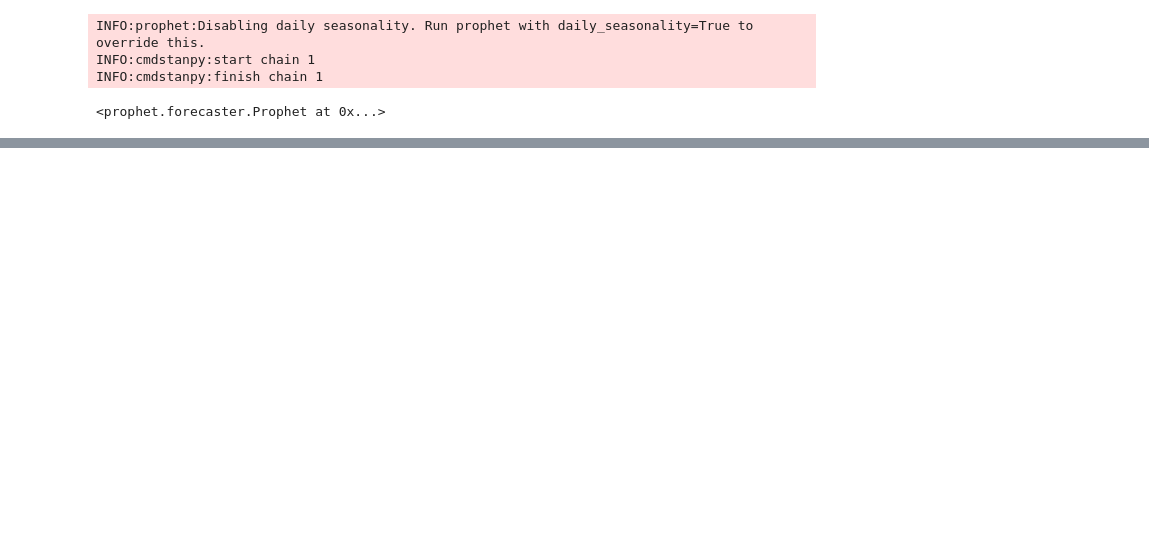
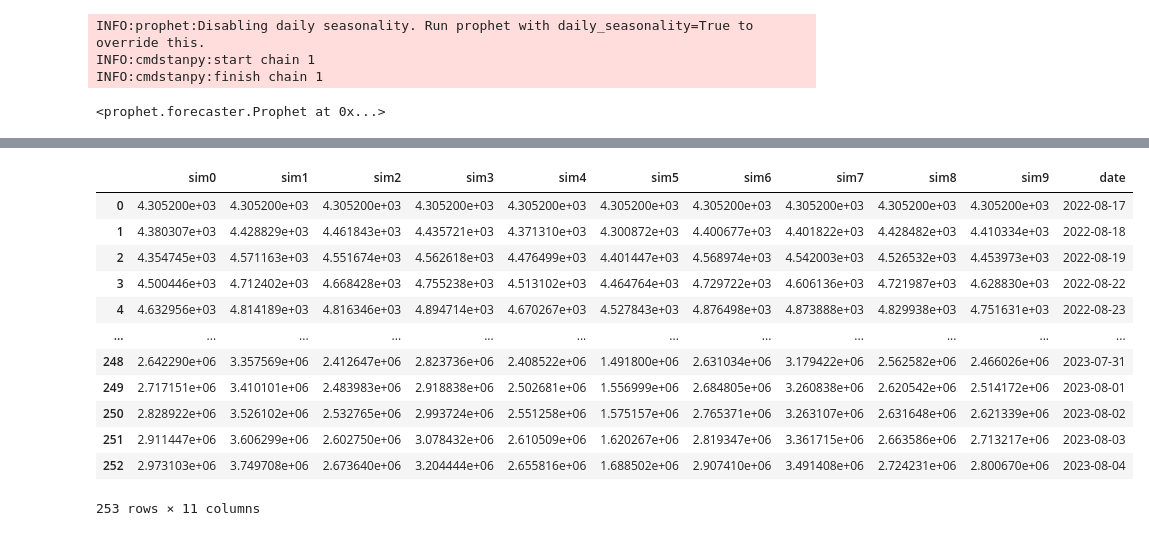
Before and after one commit to rishkosna/prophet_vs_monte, a Jupyter notebook: prophet_predictor.ipynb, the cells around one changed output, grey strips where cells are left out. Drawn from its saved outputs; the diff is of its cells as text; code cells hidden in the pictures; blank space fills up the shorter version.

```diff
--- a/prophet_predictor.ipynb
+++ b/prophet_predictor.ipynb
@@ -359,0 +362,19 @@ fig2.show()
+# %%
+# annual stdev of returns
+stdev_a = log_returns.std() * 252 ** 0.5
+
+# risk-free rate of return (bonds)
+r = 0.026
+
+# time horizon (years)
+T = 1
+
+# intervals within horizon (trading days)
+t_intervals = 252
+delta_t = t / t_intervals
+# %%
+Z = np.random.standard_normal((t_intervals + 1, iterations))
+S = np.zeros_like(Z)
+S0 = data.iloc[-1]
+S[0] = S0
+S
@@ -359,0 +400,4 @@ fig2.show()
+# %%
+for t in range(1, t_intervals + 1):
+    S[t] = S[t-1] * np.exp((r - 0.5 * stdev ** 2) * delta_t + stdev * delta_t ** 0.5 * Z[t])
+S
@@ -359,0 +418,18 @@ fig2.show()
+# %%
+df2 = pd.DataFrame(S, columns = columns)
+df2['date'] = pd.date_range(start= today, periods=len(df2), freq=BDay())
+df2
+# %% [output]
+|  | sim0 | sim1 | sim2 | sim3 | sim4 | sim5 | sim6 | sim7 | sim8 | sim9 | date |
+| 0 | 4.305200e+03 | 4.305200e+03 | 4.305200e+03 | 4.305200e+03 | 4.305200e+03 | 4.305200e+03 | 4.305200e+03 | 4.305200e+03 | 4.305200e+03 | 4.305200e+03 | 2022-08-17 |
+| 1 | 4.380307e+03 | 4.428829e+03 | 4.461843e+03 | 4.435721e+03 | 4.371310e+03 | 4.300872e+03 | 4.400677e+03 | 4.401822e+03 | 4.428482e+03 | 4.410334e+03 | 2022-08-18 |
+| 2 | 4.354745e+03 | 4.571163e+03 | 4.551674e+03 | 4.562618e+03 | 4.476499e+03 | 4.401447e+03 | 4.568974e+03 | 4.542003e+03 | 4.526532e+03 | 4.453973e+03 | 2022-08-19 |
+| 3 | 4.500446e+03 | 4.712402e+03 | 4.668428e+03 | 4.755238e+03 | 4.513102e+03 | 4.464764e+03 | 4.729722e+03 | 4.606136e+03 | 4.721987e+03 | 4.628830e+03 | 2022-08-22 |
+| 4 | 4.632956e+03 | 4.814189e+03 | 4.816346e+03 | 4.894714e+03 | 4.670267e+03 | 4.527843e+03 | 4.876498e+03 | 4.873888e+03 | 4.829938e+03 | 4.751631e+03 | 2022-08-23 |
+| ... | ... | ... | ... | ... | ... | ... | ... | ... | ... | ... | ... |
+| 248 | 2.642290e+06 | 3.357569e+06 | 2.412647e+06 | 2.823736e+06 | 2.408522e+06 | 1.491800e+06 | 2.631034e+06 | 3.179422e+06 | 2.562582e+06 | 2.466026e+06 | 2023-07-31 |
+| 249 | 2.717151e+06 | 3.410101e+06 | 2.483983e+06 | 2.918838e+06 | 2.502681e+06 | 1.556999e+06 | 2.684805e+06 | 3.260838e+06 | 2.620542e+06 | 2.514172e+06 | 2023-08-01 |
+| 250 | 2.828922e+06 | 3.526102e+06 | 2.532765e+06 | 2.993724e+06 | 2.551258e+06 | 1.575157e+06 | 2.765371e+06 | 3.263107e+06 | 2.631648e+06 | 2.621339e+06 | 2023-08-02 |
+| 251 | 2.911447e+06 | 3.606299e+06 | 2.602750e+06 | 3.078432e+06 | 2.610509e+06 | 1.620267e+06 | 2.819347e+06 | 3.361715e+06 | 2.663586e+06 | 2.713217e+06 | 2023-08-03 |
+| 252 | 2.973103e+06 | 3.749708e+06 | 2.673640e+06 | 3.204444e+06 | 2.655816e+06 | 1.688502e+06 | 2.907410e+06 | 3.491408e+06 | 2.724231e+06 | 2.800670e+06 | 2023-08-04 |
+253 rows × 11 columns
```
Also changed, not shown: parts of 18 cells of this notebook.
